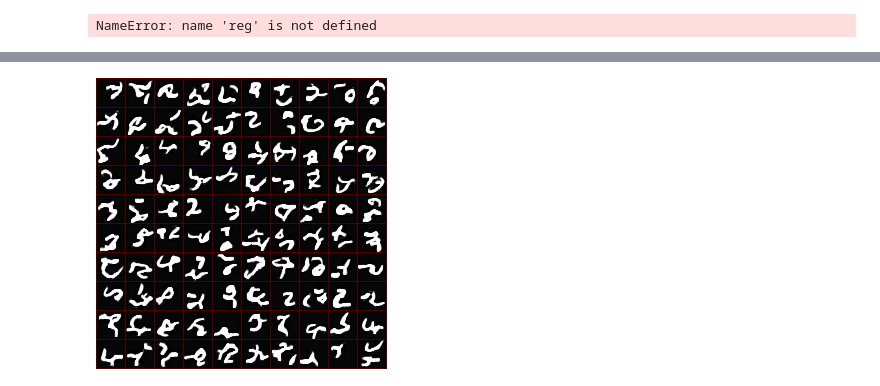
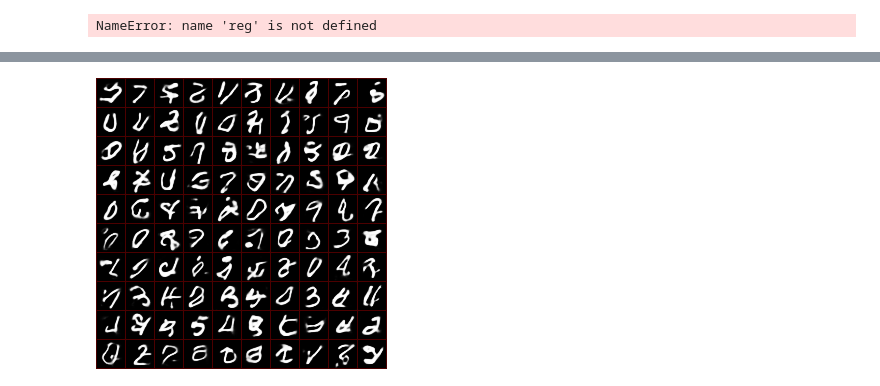
Before and after one commit to mehdidc/out_of_class, a Jupyter notebook: ae/ipynb/analysis.ipynb, the cells around one changed output, grey strips where cells are left out. Saved outputs shown, nothing was run; the diff lists cells and outputs as text; code cells hidden in the pictures.

```diff
--- a/ae/ipynb/analysis.ipynb
+++ b/ae/ipynb/analysis.ipynb
@@ -265,4 +253,4 @@ d[['y', 'digits_count', 'letters_count',  'letters_diversity', 'digits_diversity
 # %%
-show_one('07b20d3a7f536f58e597c818cf9c83dc')
+show_one('cf34fddfc38e4eed28e73fcffa2f7066')
 # %% [output]
-[figure, old version]
+[figure, new version]
```
Also changed, not shown: parts of 7 cells of this notebook, 3 other files.
